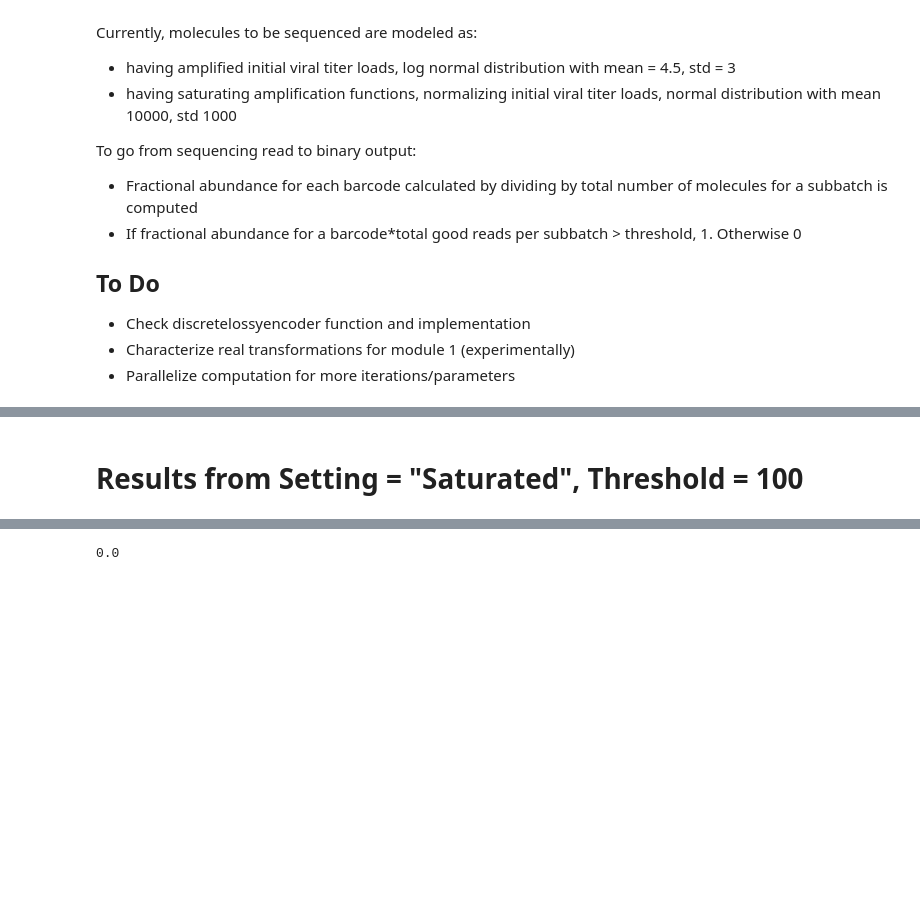
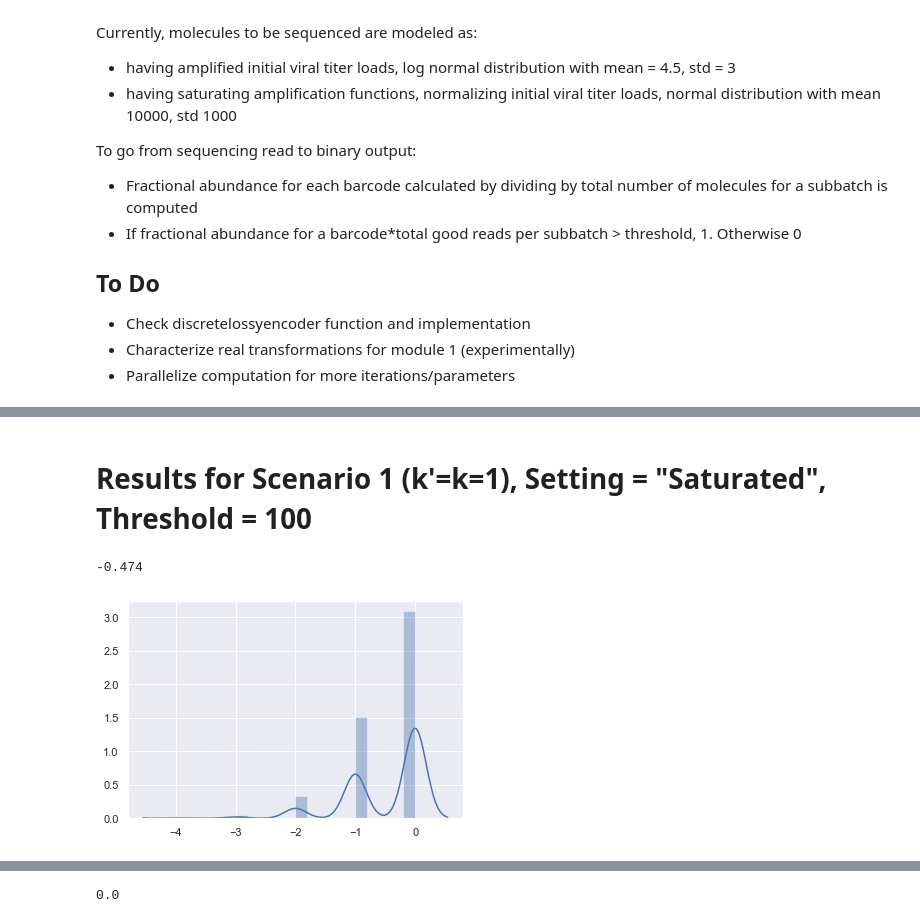
Before and after one commit to dbli2000/SARS-CoV2-Bloom-Filter, a Jupyter notebook: SARSCoV2barcoding.ipynb, the cells around one changed output, grey strips where cells are left out. Saved outputs shown, nothing was run; the diff lists cells and outputs as text; code cells hidden in the pictures; blank space fills up the shorter version.

```diff
--- a/SARSCoV2barcoding.ipynb
+++ b/SARSCoV2barcoding.ipynb
@@ -275,4 +279,13 @@ for iterations in tqdm_notebook(range(1000)):
 # %% [output]
 [interactive output not drawn]
 # %% [markdown]
-# Results from Setting = "Saturated", Threshold = 100
+# Results for Scenario 1 (k'=k=1), Setting = "Saturated", Threshold = 100
+# %%
+#Plot number of barcodes that should be 1 but are now 0
+sns.distplot(dropout)#, kde=False)
+print(np.mean(dropout))
+
+#This is because the current way discretelosslessencoder is written still has random hashing.
+# %% [output]
+-0.474
+[figure, added]
```
Also changed, not shown: parts of 43 cells of this notebook.
